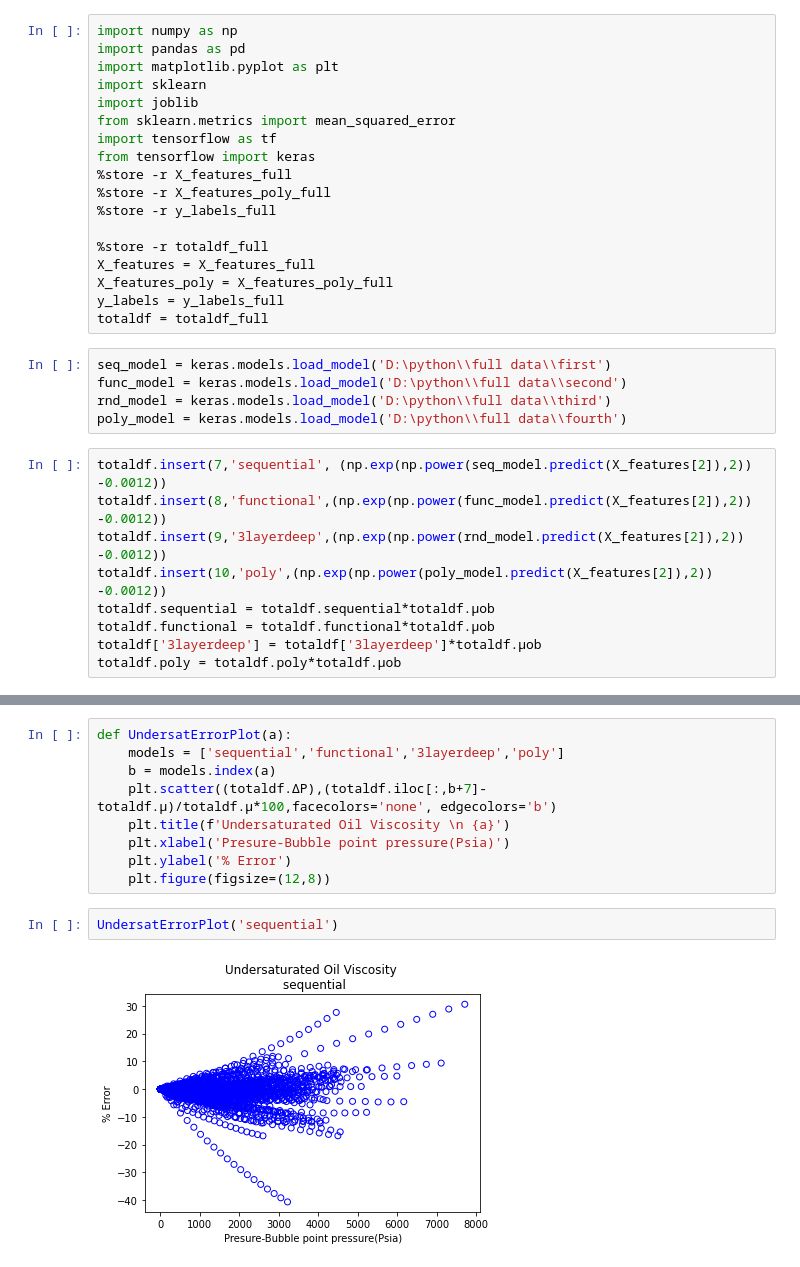
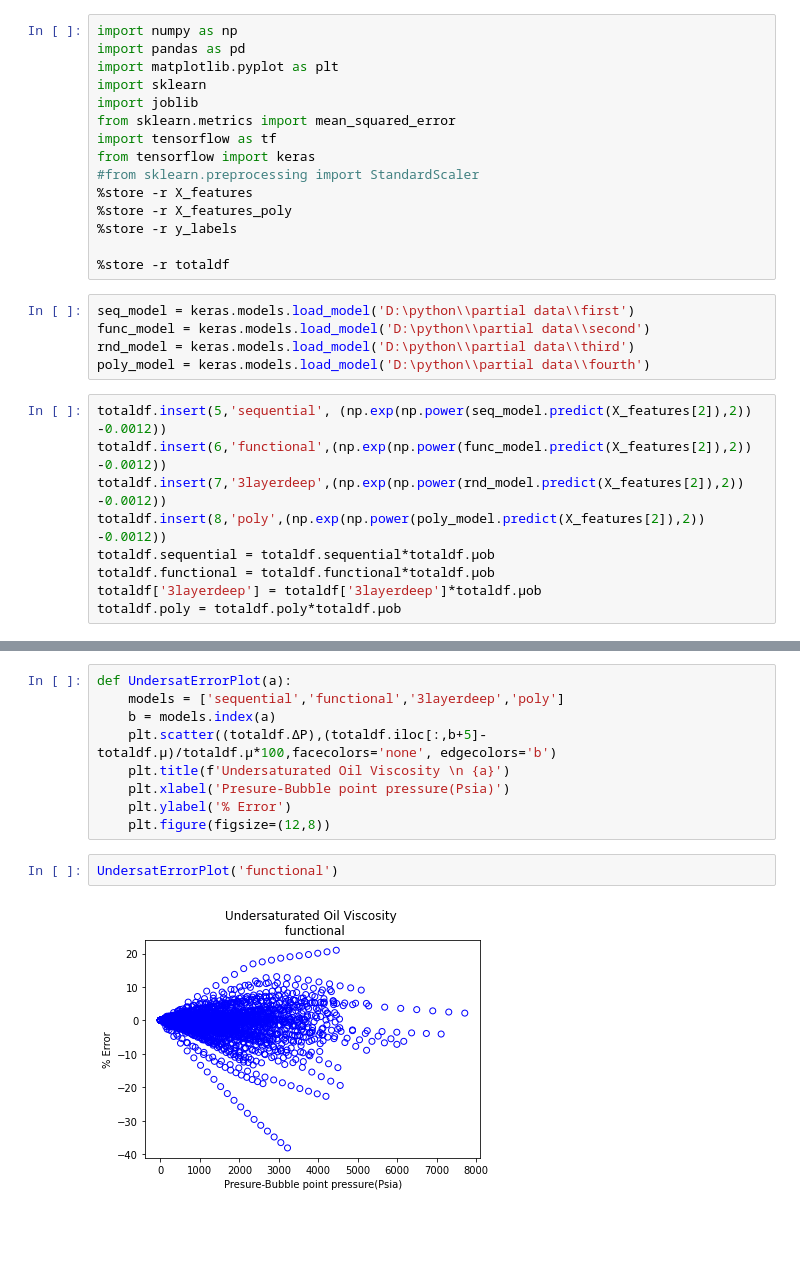
Before and after one commit to flammmes/my-thesis, a Jupyter notebook: _nn_regs_stats.ipynb, the cells around one changed output, grey strips where cells are left out. Cells and saved outputs as stored; diff of their text form; blank space fills up the shorter version.

```diff
--- a/_nn_regs_stats.ipynb
+++ b/_nn_regs_stats.ipynb
@@ -7,25 +7,22 @@ import joblib
 from sklearn.metrics import mean_squared_error
 import tensorflow as tf
 from tensorflow import keras
-%store -r X_features_full
-%store -r X_features_poly_full
-%store -r y_labels_full
+#from sklearn.preprocessing import StandardScaler
+%store -r X_features
+%store -r X_features_poly
+%store -r y_labels
 
-%store -r totaldf_full
-X_features = X_features_full
-X_features_poly = X_features_poly_full
-y_labels = y_labels_full
-totaldf = totaldf_full
+%store -r totaldf
 # %%
-seq_model = keras.models.load_model('D:\python\\full data\\first')
-func_model = keras.models.load_model('D:\python\\full data\\second')
-rnd_model = keras.models.load_model('D:\python\\full data\\third')
-poly_model = keras.models.load_model('D:\python\\full data\\fourth')
+seq_model = keras.models.load_model('D:\python\\partial data\\first')
+func_model = keras.models.load_model('D:\python\\partial data\\second')
+rnd_model = keras.models.load_model('D:\python\\partial data\\third')
+poly_model = keras.models.load_model('D:\python\\partial data\\fourth')
 # %%
-totaldf.insert(7,'sequential', (np.exp(np.power(seq_model.predict(X_features[2]),2)) -0.0012))
-totaldf.insert(8,'functional',(np.exp(np.power(func_model.predict(X_features[2]),2)) -0.0012))
-totaldf.insert(9,'3layerdeep',(np.exp(np.power(rnd_model.predict(X_features[2]),2)) -0.0012))
-totaldf.insert(10,'poly',(np.exp(np.power(poly_model.predict(X_features[2]),2)) -0.0012))
+totaldf.insert(5,'sequential', (np.exp(np.power(seq_model.predict(X_features[2]),2)) -0.0012))
+totaldf.insert(6,'functional',(np.exp(np.power(func_model.predict(X_features[2]),2)) -0.0012))
+totaldf.insert(7,'3layerdeep',(np.exp(np.power(rnd_model.predict(X_features[2]),2)) -0.0012))
+totaldf.insert(8,'poly',(np.exp(np.power(poly_model.predict(X_features[2]),2)) -0.0012))
 totaldf.sequential = totaldf.sequential*totaldf.μob
 totaldf.functional = totaldf.functional*totaldf.μob
 totaldf['3layerdeep'] = totaldf['3layerdeep']*totaldf.μob
@@ -113,15 +110,15 @@ Stats_matrix(visc_20_plus)
 def UndersatErrorPlot(a):
     models = ['sequential','functional','3layerdeep','poly']
     b = models.index(a)
-    plt.scatter((totaldf.ΔP),(totaldf.iloc[:,b+7]-totaldf.μ)/totaldf.μ*100,facecolors='none', edgecolors='b')
+    plt.scatter((totaldf.ΔP),(totaldf.iloc[:,b+5]-totaldf.μ)/totaldf.μ*100,facecolors='none', edgecolors='b')
     plt.title(f'Undersaturated Oil Viscosity \n {a}')
     plt.xlabel('Presure-Bubble point pressure(Psia)')
     plt.ylabel('% Error')
     plt.figure(figsize=(12,8))
 # %%
-UndersatErrorPlot('sequential')
+UndersatErrorPlot('functional')
 # %% [output]
-[figure, old version]
+[figure, new version]
 <Figure size 864x576 with 0 Axes>
 # %%
 UndersatErrorPlot('3layerdeep')
```
Also changed, not shown: parts of 13 cells of this notebook, 13 other files.
